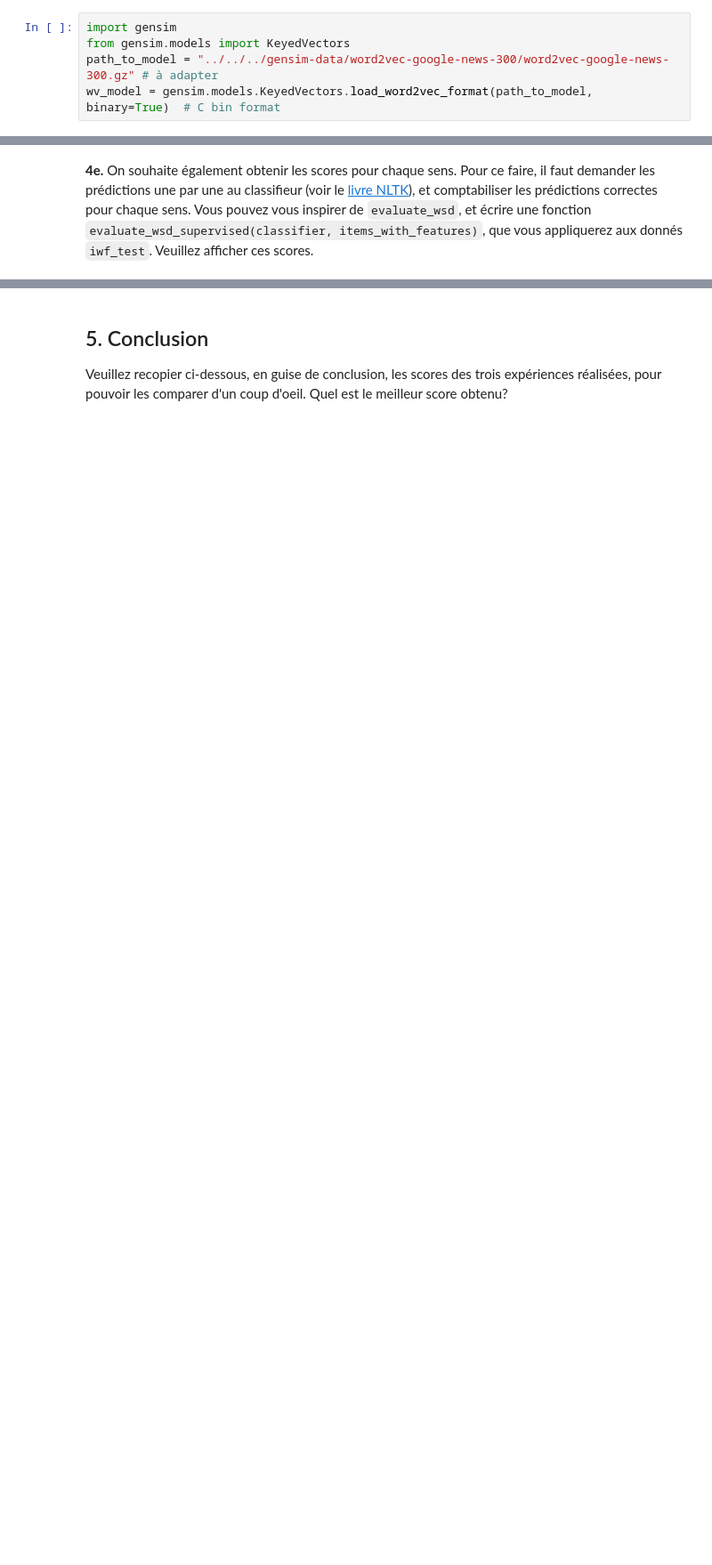
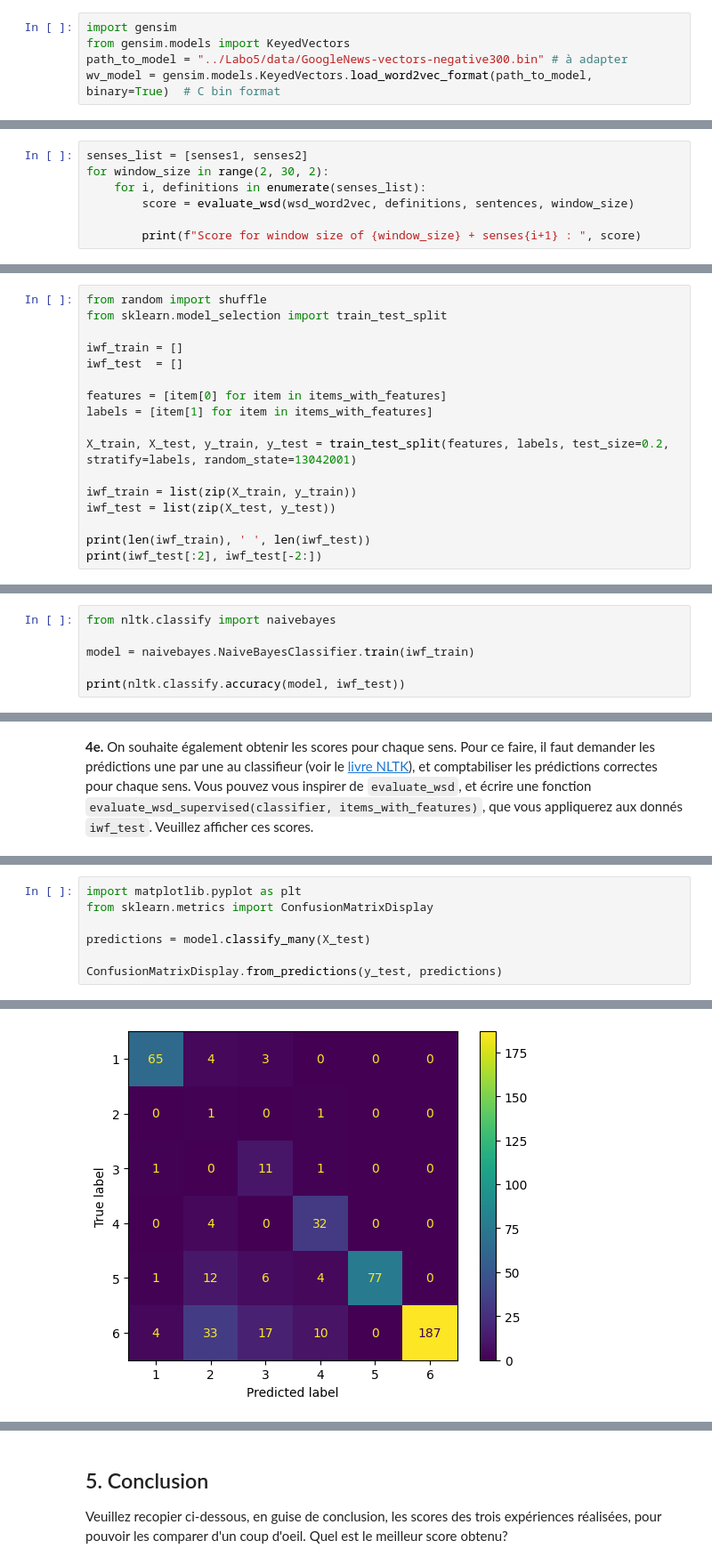
Before and after one commit to Raynobrak/heigvd-labos-tal, a Jupyter notebook: Labo6/TAL_Labo6_3MethodesWSD_Ancay_Charbonnier.ipynb, the cells around one changed output, grey strips where cells are left out. Shown: that part at 89% size. Cells and saved outputs as stored; diff of their text form; blank space fills up the shorter version.

Commit message:
finish labo6

```diff
--- a/Labo6/TAL_Labo6_3MethodesWSD_Ancay_Charbonnier.ipynb
+++ b/Labo6/TAL_Labo6_3MethodesWSD_Ancay_Charbonnier.ipynb
@@ -306,5 +288,5 @@ De manière générale, senses1 donne toujours de moins bon scores que senses2,
 # %%
 import gensim
 from gensim.models import KeyedVectors
-path_to_model = "../../../gensim-data/word2vec-google-news-300/word2vec-google-news-300.gz" # à adapter
+path_to_model = "../Labo5/data/GoogleNews-vectors-negative300.bin" # à adapter
 wv_model = gensim.models.KeyedVectors.load_word2vec_format(path_to_model, binary=True)  # C bin format
@@ -316,0 +312,7 @@ wv_model = gensim.models.KeyedVectors.load_word2vec_format(path_to_model, binary
+# %%
+senses_list = [senses1, senses2]
+for window_size in range(2, 30, 2):
+    for i, definitions in enumerate(senses_list):
+        score = evaluate_wsd(wsd_word2vec, definitions, sentences, window_size)
+
+        print(f"Score for window size of {window_size} + senses{i+1} : ", score)
@@ -346,0 +385,17 @@ print(iwf_test[:2], iwf_test[-2:])
+# %%
+from random import shuffle
+from sklearn.model_selection import train_test_split
+
+iwf_train = []
+iwf_test  = []
+
+features = [item[0] for item in items_with_features]
+labels = [item[1] for item in items_with_features]
+
+X_train, X_test, y_train, y_test = train_test_split(features, labels, test_size=0.2, stratify=labels, random_state=13042001)
+
+iwf_train = list(zip(X_train, y_train))
+iwf_test = list(zip(X_test, y_test))
+
+print(len(iwf_train), ' ', len(iwf_test))
+print(iwf_test[:2], iwf_test[-2:])
@@ -351,0 +407,6 @@ from nltk.classify import naivebayes
+# %%
+from nltk.classify import naivebayes
+
+model = naivebayes.NaiveBayesClassifier.train(iwf_train)
+
+print(nltk.classify.accuracy(model, iwf_test))
@@ -360,0 +439,8 @@ evaluate_wsd_supervised(classifier, iwf_test)
+# %%
+import matplotlib.pyplot as plt
+from sklearn.metrics import ConfusionMatrixDisplay
+
+predictions = model.classify_many(X_test)
+
+ConfusionMatrixDisplay.from_predictions(y_test, predictions)
+# %% [output]
@@ -360,0 +448 @@ evaluate_wsd_supervised(classifier, iwf_test)
+[figure, added]
```
Also changed, not shown: parts of 23 cells of this notebook.
